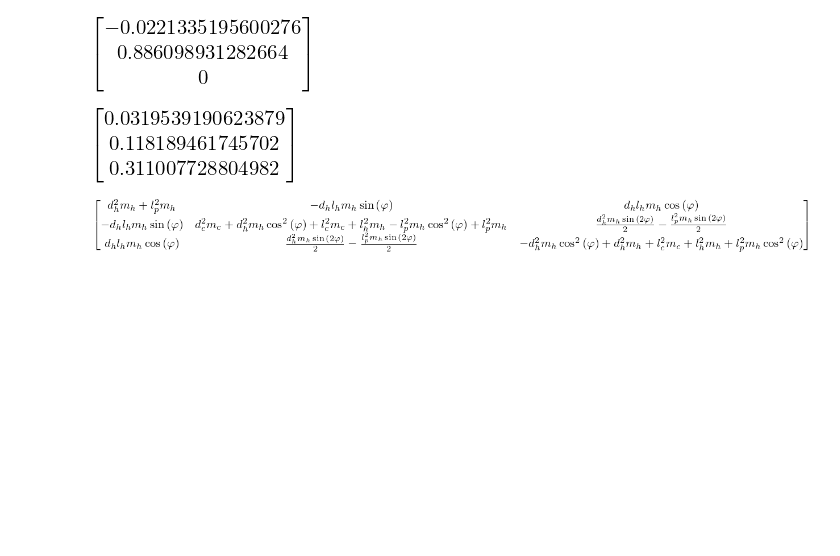
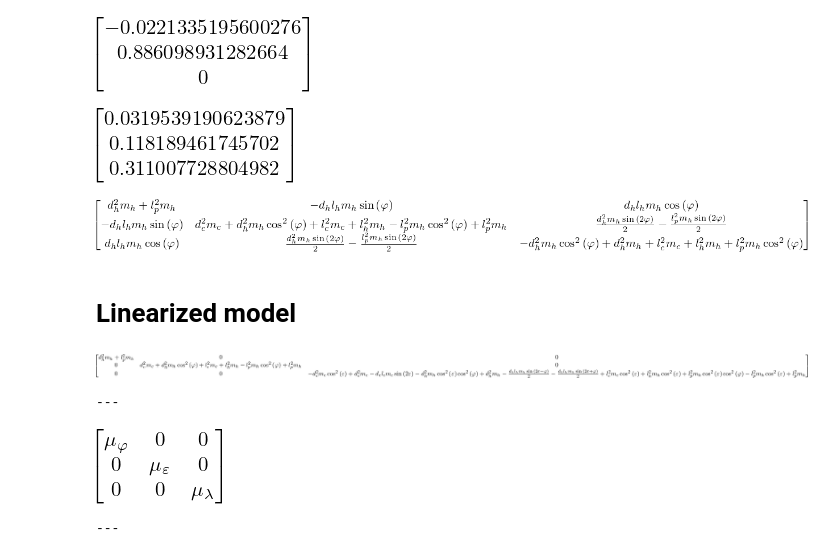
Before and after one commit to Rojetto/helicopter_thesis_code, a Jupyter notebook: scripts/model_derivation_new_frames.ipynb, the cells around one changed output. Drawn from its saved outputs; the diff is of its cells as text; code cells hidden in the pictures; blank space fills up the shorter version.

Commit message:
Derive linear model

```diff
--- a/scripts/model_derivation_new_frames.ipynb
+++ b/scripts/model_derivation_new_frames.ipynb
@@ -317,3 +320,16 @@ N((M * qdd).subs(param_subs).subs(angle_subs_2).subs(acc_subs_1))
 M.subs([(eps, 0)])
 # %% [output]
 [figure]
+# %% [markdown]
+# Linearized model
+# %%
+M_diag = Matrix([[M[0,0], 0, 0],[0, M[1,1], 0], [0, 0, M[2,2]]]) ##:
+# %% [output]
+[figure, added]
+---
+# %%
+mu = mup, mue, mul = st.symb_vector('mu_varphi, mu_varepsilon, mu_lambda')
+Mu = diag(*list(mu)) ##:
+# %% [output]
+[figure, added]
+---
```
Also changed, not shown: parts of 8 cells of this notebook.
